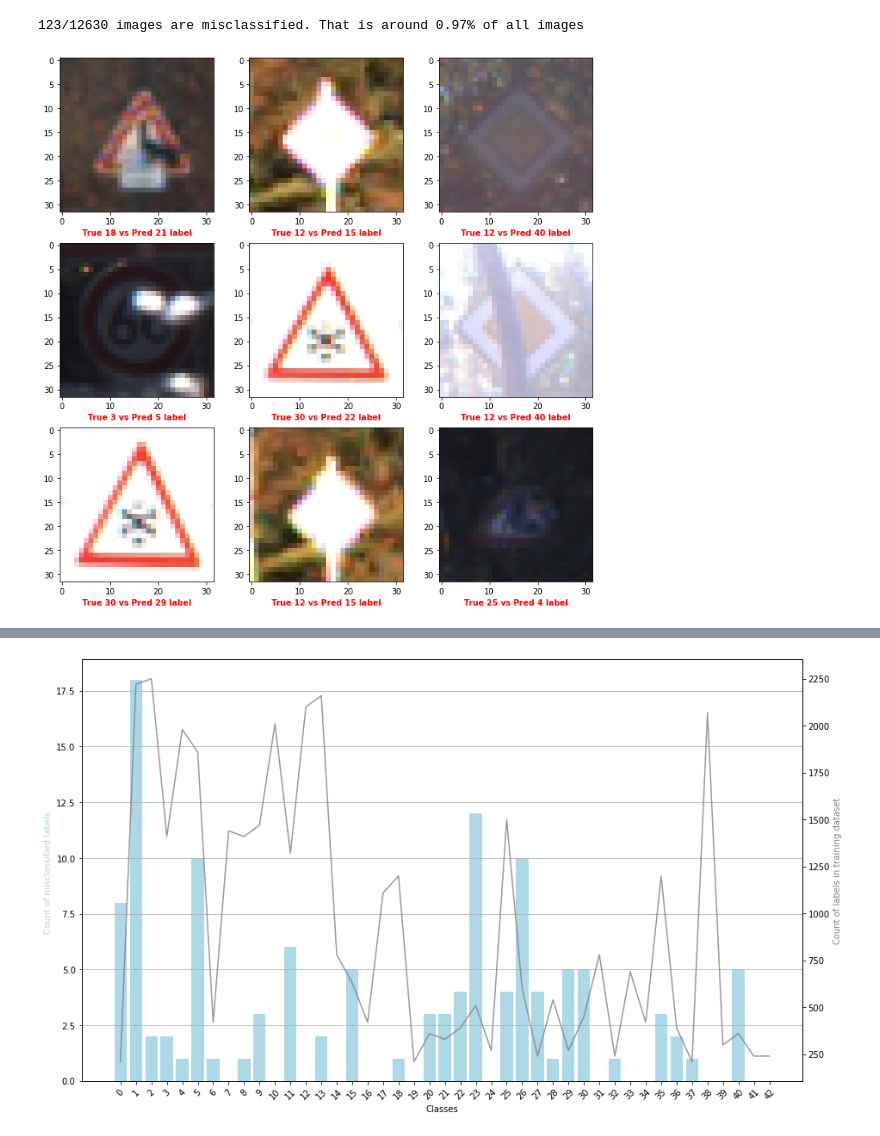
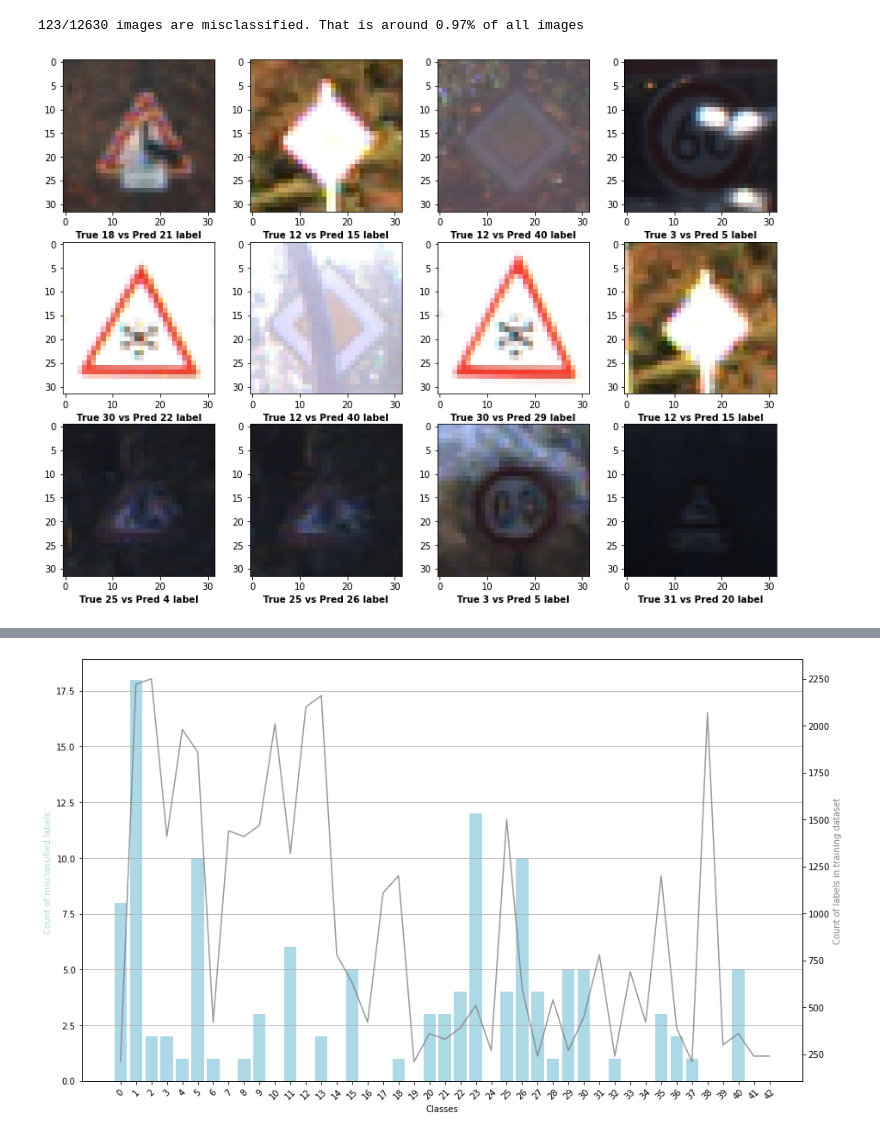
Before and after one commit to imarekkus/Master-s_Thesis, a Jupyter notebook: kody/EDA + Model.ipynb, the cells around one changed output, grey strips where cells are left out. Saved outputs shown, nothing was run; the diff lists cells and outputs as text; code cells hidden in the pictures.

```diff
--- a/kody/EDA + Model.ipynb
+++ b/kody/EDA + Model.ipynb
@@ -873,42 +873,35 @@ print("{}/{} images are misclassified. That is around {:.2f}% of all images".for
 # %%
 # Visualizing misclassified images
 
 # Setting size of figure
-plt.figure(figsize=(12,12))
+plt.figure(figsize=(14,14))
 
 # Setting up seed for replicability
 random.seed(2)
 
 # Loop for creating figure with images
-for i in range(1,10):
+for i in range(1,13):
 
     # Creating subplots for 10 images
-    plt.subplot(3,3,i)
+    plt.subplot(4,4,i)
 
     # Choosing random number
     number = random.randint(0,123)
 
     # Getting random image and coresponding label + predicted label
     image = misclassified_images[number]
     pred_label = misclassified_labels[number]
     true_label = right_labels[number]
 
-    # If labels dont match, display red color
-    if pred_label == true_label:
-            x = 'green'
-    else:
-            x = 'red'
-
     # Plotting images and labels
     plt.imshow(image)
     plt.xlabel("True {} vs Pred {} label".format(true_label, pred_label),
-               fontweight='bold',
-               color = x)
+               fontweight='bold')
 
 # Saving image to jpg
 #plt.savefig('Images_vis.jpg', bbox_inches='tight')
 # %% [output]
-[figure, old version]
+[figure, new version]
 # %%
 # Count missclassified images for each label
 count_classes = Counter(misclassified_labels)
```
Also changed, not shown: parts of 1 cell of this notebook, 1 other file.
